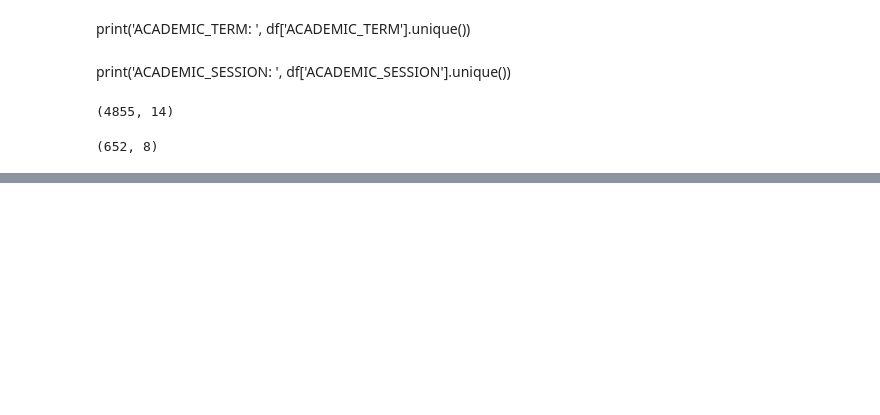
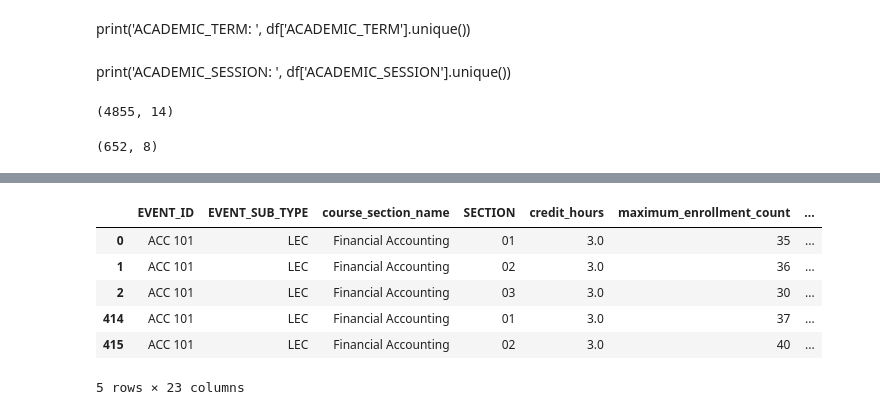
Before and after one commit to JeffWalton-PSC/Starfish, a Jupyter notebook: DegreePlanner/sections/sections.ipynb, the cells around one changed output, grey strips where cells are left out. Drawn from its saved outputs; the diff is of its cells as text; code cells hidden in the pictures; blank space fills up the shorter version.

Commit message:
updated sections.py add teaching.txt output

```diff
--- a/DegreePlanner/sections/sections.ipynb
+++ b/DegreePlanner/sections/sections.ipynb
@@ -158,6 +158,19 @@ df.loc[:, 'course_integration_id'] = df.loc[:, 'cat_integ_id']
 # %%
 print(df.shape)
 df.head(40)
+# %%
+# save for teaching.txt below
+dfs = df.copy()
+# %%
+dfs.head()
+# %% [output]
+|  | EVENT_ID | EVENT_SUB_TYPE | course_section_name | SECTION | credit_hours | maximum_enrollment_count | ... |
+| 0 | ACC 101 | LEC | Financial Accounting | 01 | 3.0 | 35 | ... |
+| 1 | ACC 101 | LEC | Financial Accounting | 02 | 3.0 | 36 | ... |
+| 2 | ACC 101 | LEC | Financial Accounting | 03 | 3.0 | 30 | ... |
+| 414 | ACC 101 | LEC | Financial Accounting | 01 | 3.0 | 37 | ... |
+| 415 | ACC 101 | LEC | Financial Accounting | 02 | 3.0 | 40 | ... |
+5 rows × 23 columns
 # %%
 df = df.loc[:, ['integration_id', 'course_section_name', 'course_section_id',
             'start_dt', 'end_dt', 'term_id', 'course_integration_id',
```
Also changed, not shown: parts of 14 cells of this notebook, 2 other files.
